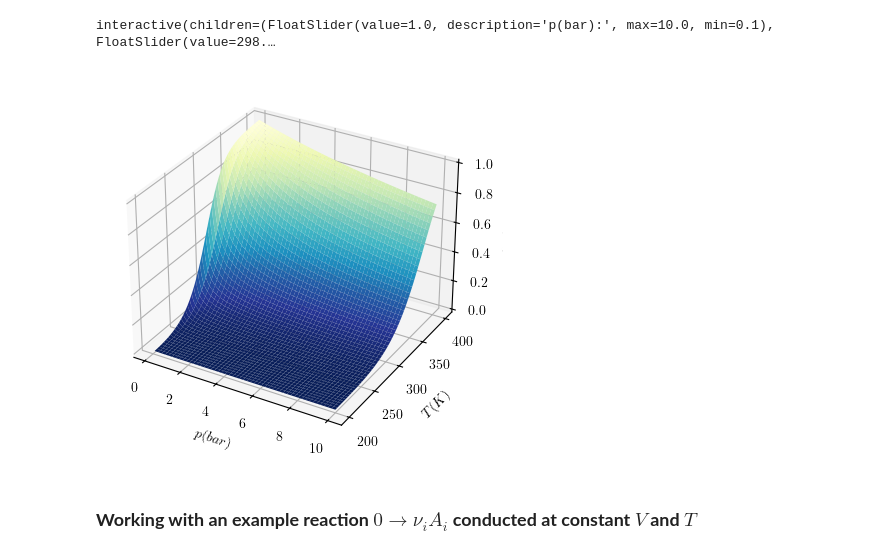
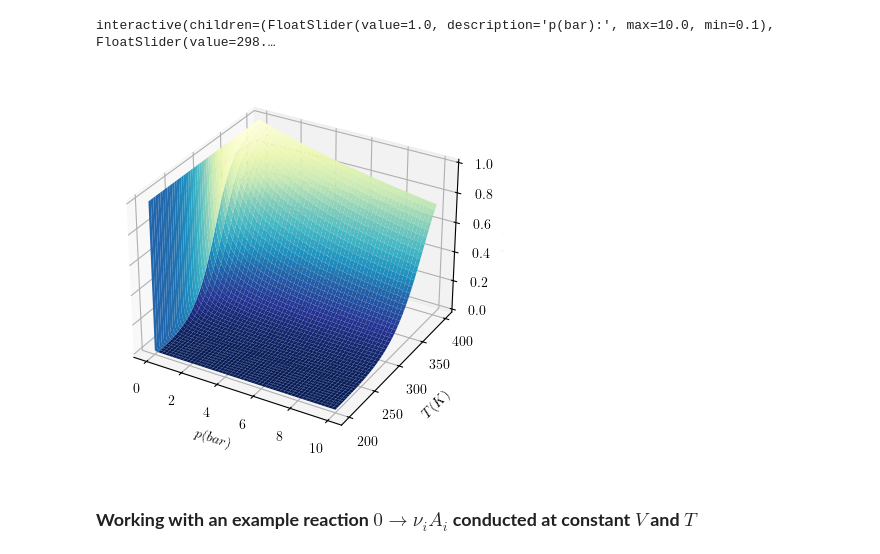
Before and after one commit to emartineznunez/Kp, a Jupyter notebook: kp.ipynb, the cells around one changed output. Cells and saved outputs as stored; diff of their text form; code cells hidden in the pictures.

```diff
--- a/kp.ipynb
+++ b/kp.ipynb
@@ -379,35 +379,35 @@ from IPython.display import Markdown, display
 
 fig = plt.figure()
 ax = fig.add_subplot(projection='3d')
 
 def xi_pt(p,T):
     # We use here the first approx. (eq 28) that fulfills van't Hoff eq. Eq 29 does not (I believe, check this!!!)
     deltaG0 = deltaG1_T(DH0,DS0,sum(nui),T)
     k_p = np.exp(-deltaG0/R/T)
     xi = np.sqrt(k_p / (k_p + 4 * p))
     return xi
 
 
-p = np.linspace(0.1,10,1000)
+p = np.linspace(0,10,1000)
 T = np.linspace(200,400,1000)
 p, T = np.meshgrid(p, T)
 Z = xi_pt(p, T)
 
 
 # Plot the surface.
 ax.plot_surface(p, T, Z, cmap=plt.cm.YlGnBu_r)
 
 # Tweak the limits and add latex math labels.
 ax.set_zlim(0, 1)
 ax.set_xlabel(r'$p \mathrm(bar)$')
 ax.set_ylabel(r'$T \mathrm(K)$')
 ax.set_zlabel(r'$\xi_{eq} \mathrm{(mol)}$')
 
 plt.savefig('3D.svg',bbox_inches='tight')
 
 plt.show()
 # %% [output]
-[figure, old version]
+[figure, new version]
 # %% [markdown]
 ### **Working with an example reaction $0→\nu_iA_i$ conducted at constant $V$ and $T$**
 # %%
```
